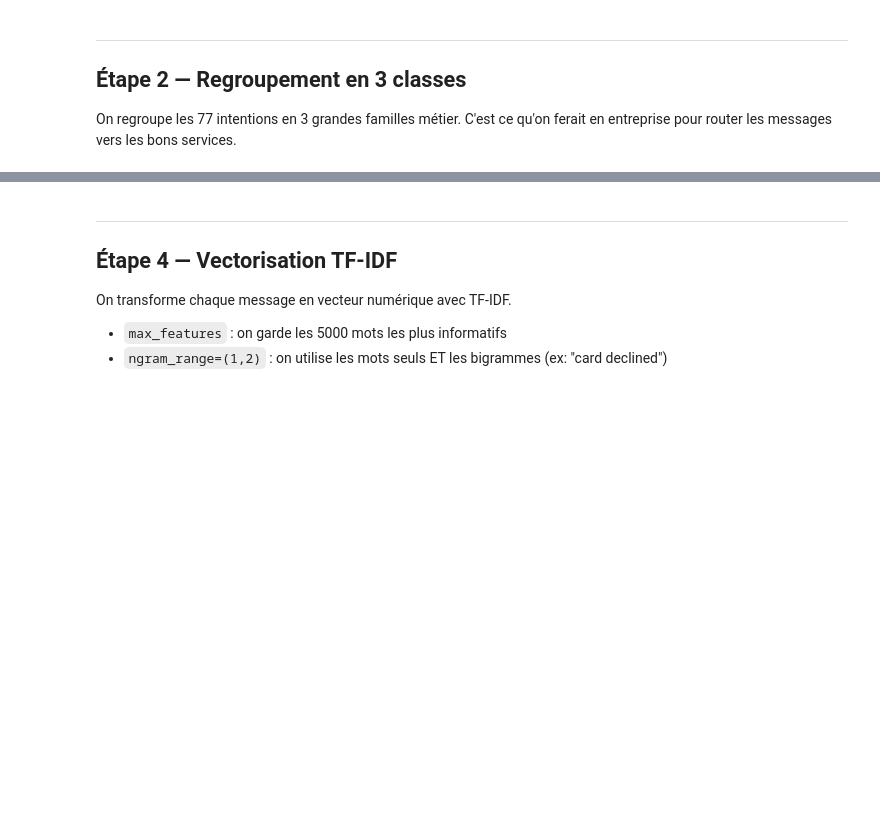
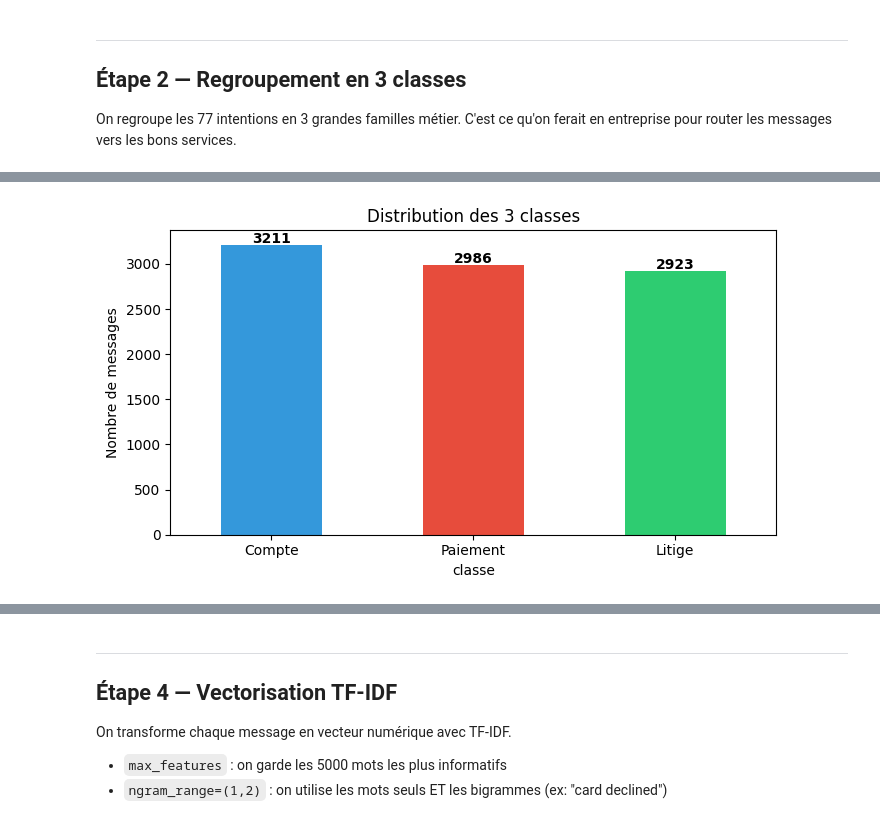
Before and after one commit to Titembaye/cours, a Jupyter notebook: docs/text-mining/classification/TP_Classification_Banking77.ipynb, the cells around one changed output, grey strips where cells are left out. Saved outputs shown, nothing was run; the diff lists cells and outputs as text; code cells hidden in the pictures; blank space fills up the shorter version.

```diff
--- a/docs/text-mining/classification/TP_Classification_Banking77.ipynb
+++ b/docs/text-mining/classification/TP_Classification_Banking77.ipynb
@@ -219,0 +186,8 @@ df.head(5)
+# %%
+import pandas as pd
+
+df_train = pd.read_csv("https://raw.githubusercontent.com/PolyAI-LDN/task-specific-datasets/master/banking_data/train.csv")
+df_test = pd.read_csv("https://raw.githubusercontent.com/PolyAI-LDN/task-specific-datasets/master/banking_data/test.csv")
+
+print(df_train.shape, df_test.shape)
+print(df_train.sample(20))
@@ -220,5 +212,6 @@ df.head(5)
 # %%
+category = df_train['category'].unique()
 # Afficher toutes les intentions disponibles
 print('Liste des 77 intentions :')
-for i, name in enumerate(label_names):
+for i, name in enumerate(category):
     print(f'  {i:2d}. {name}')
@@ -287,4 +300,5 @@ def mapper_classe(intent):
     else:
         return None  # intentions non assignees
 
-df['classe'] = df['intent'].apply(mapper_classe)
+df_train['classe'] = df_train['category'].apply(mapper_classe)
+df_test['classe'] = df_test['category'].apply(mapper_classe)
@@ -291,8 +309,9 @@ df['classe'] = df['intent'].apply(mapper_classe)
 # %%
 # Supprimer les messages non assignes
-df = df[df['classe'].notna()].reset_index(drop=True)
+df_train = df_train[df_train['classe'].notna()].reset_index(drop=True)
+df_test = df_test[df_test['classe'].notna()].reset_index(drop=True)
 
-print(f'Messages conserves : {len(df)}')
+print(f'Messages conserves : {len(df_train)}')
 print()
 print('Distribution des classes :')
-print(df['classe'].value_counts())
+print(df_train['classe'].value_counts())
@@ -299,13 +327,15 @@ print(df['classe'].value_counts())
 # %%
 # Visualisation de la distribution
-counts = df['classe'].value_counts()
+counts = df_train['classe'].value_counts()
 
 plt.figure(figsize=(7, 4))
 counts.plot(kind='bar', color=['#3498DB', '#E74C3C', '#2ECC71'])
 plt.title('Distribution des 3 classes')
 plt.ylabel('Nombre de messages')
 plt.xticks(rotation=0)
 for i, v in enumerate(counts.values):
     plt.text(i, v + 20, str(v), ha='center', fontweight='bold')
 plt.tight_layout()
 plt.show()
+# %% [output]
+[figure, added]
```
Also changed, not shown: parts of 45 cells of this notebook.
